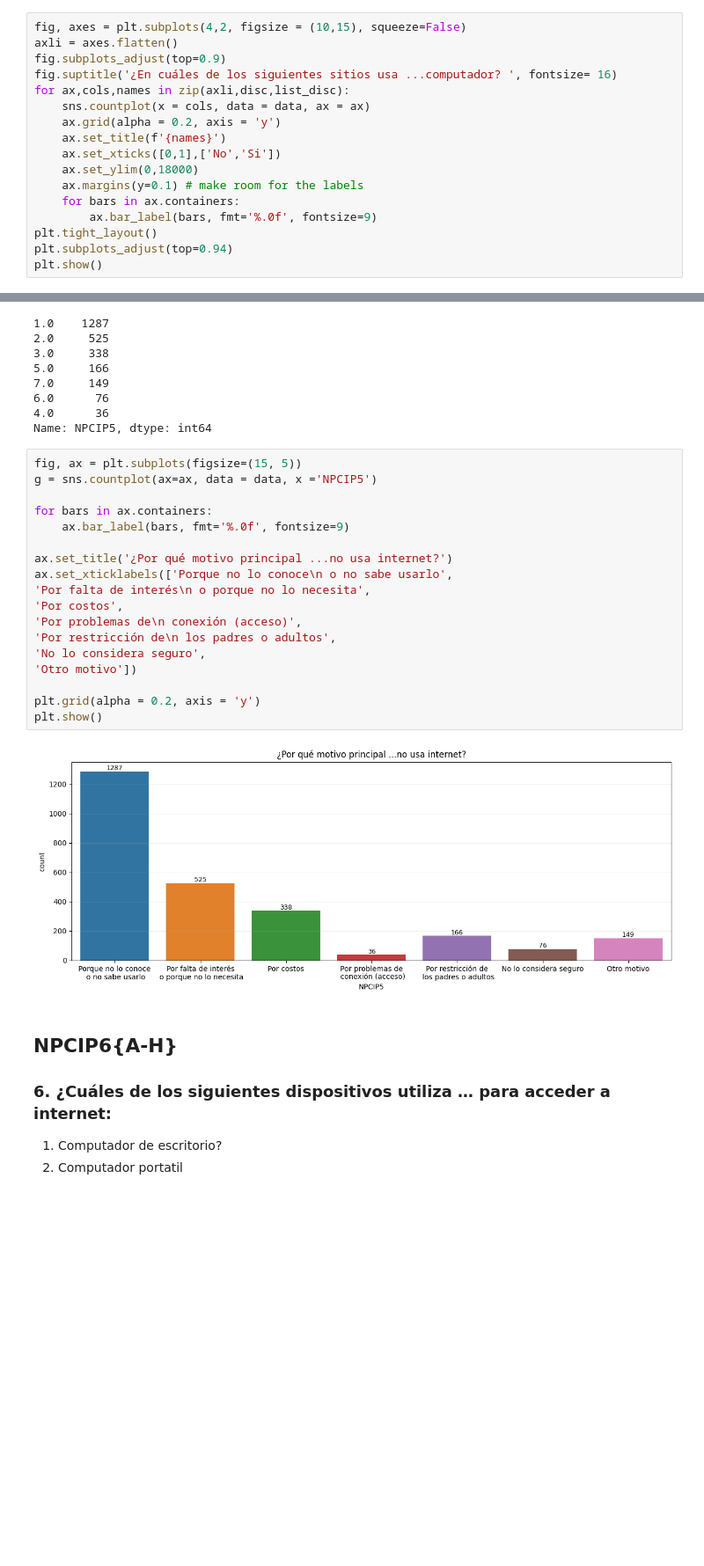
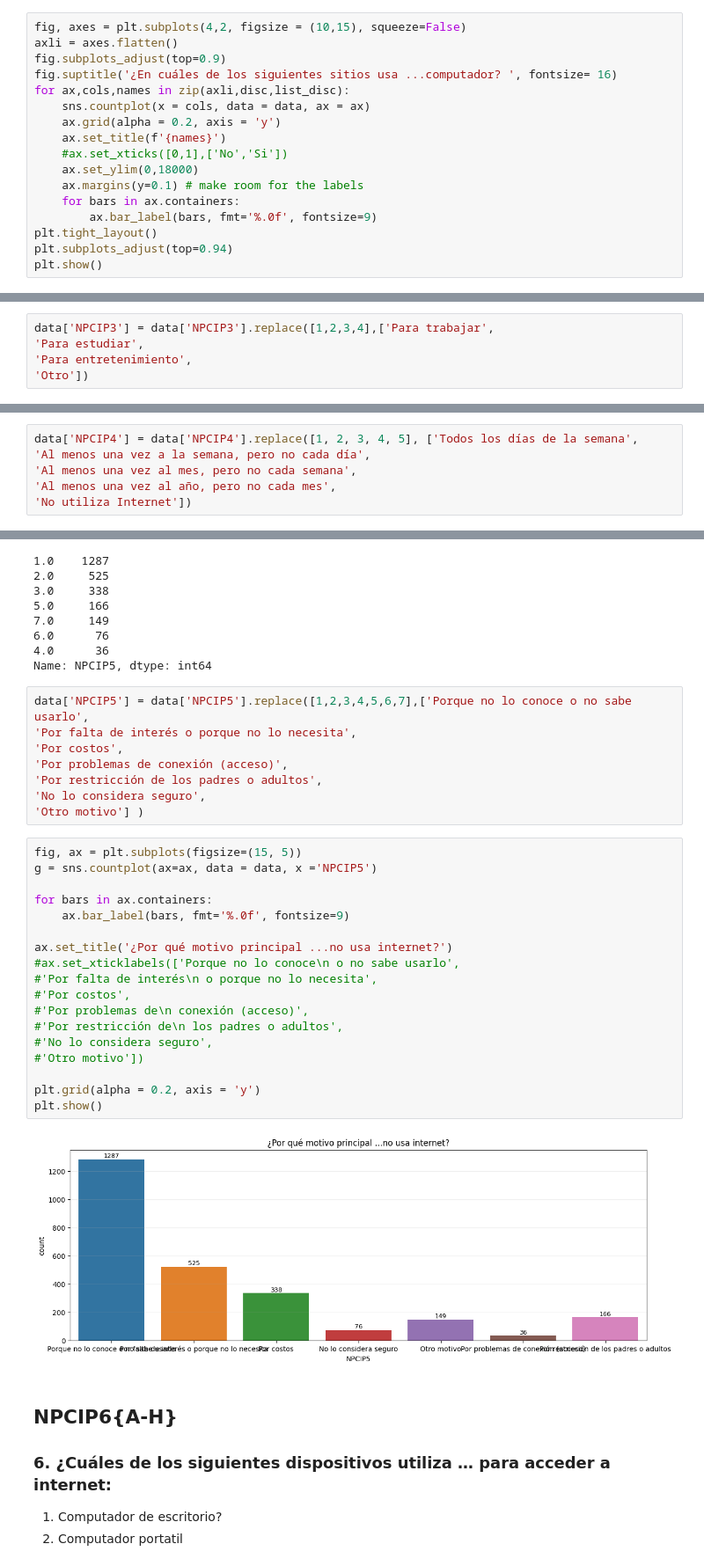
Before and after one commit to pinnzonandres/Encuesta-Multiproposito-Suba, a Jupyter notebook: Jupyter Scripts/8 - Parte EDA & Limpieza - Sección NPCIP.ipynb, the cells around one changed output, grey strips where cells are left out. Shown at 88% size. Drawn from its saved outputs; the diff is of its cells as text; blank space fills up the shorter version.

```diff
--- a/Jupyter Scripts/8 - Parte EDA & Limpieza - Sección NPCIP.ipynb
+++ b/Jupyter Scripts/8 - Parte EDA & Limpieza - Sección NPCIP.ipynb
@@ -108,7 +117,7 @@ for ax,cols,names in zip(axli,disc,list_disc):
     sns.countplot(x = cols, data = data, ax = ax)
     ax.grid(alpha = 0.2, axis = 'y')
     ax.set_title(f'{names}')
-    ax.set_xticks([0,1],['No','Si'])
+    #ax.set_xticks([0,1],['No','Si'])
     ax.set_ylim(0,18000)
     ax.margins(y=0.1) # make room for the labels
     for bars in ax.containers:
@@ -172,6 +181,11 @@ data['NPCIP3'].value_counts()
 3.0    3030
 4.0     468
 Name: NPCIP3, dtype: int64
+# %%
+data['NPCIP3'] = data['NPCIP3'].replace([1,2,3,4],['Para trabajar',
+'Para estudiar',
+'Para entretenimiento',
+'Otro'])
 # %%
 fig, ax = plt.subplots(figsize=(15, 5))
 g = sns.countplot(ax=ax, data = data, x ='NPCIP3')
@@ -212,6 +226,12 @@ data['NPCIP4'].value_counts()
 3.0      237
 4.0       48
 Name: NPCIP4, dtype: int64
+# %%
+data['NPCIP4'] = data['NPCIP4'].replace([1, 2, 3, 4, 5], ['Todos los días de la semana',
+'Al menos una vez a la semana, pero no cada día',
+'Al menos una vez al mes, pero no cada semana',
+'Al menos una vez al año, pero no cada mes',
+'No utiliza Internet'])
 # %%
 fig, ax = plt.subplots(figsize=(15, 5))
 g = sns.countplot(ax=ax, data = data, x ='NPCIP4')
@@ -257,26 +277,34 @@ data['NPCIP5'].value_counts()
 6.0      76
 4.0      36
 Name: NPCIP5, dtype: int64
+# %%
+data['NPCIP5'] = data['NPCIP5'].replace([1,2,3,4,5,6,7],['Porque no lo conoce o no sabe usarlo',
+'Por falta de interés o porque no lo necesita',
+'Por costos',
+'Por problemas de conexión (acceso)',
+'Por restricción de los padres o adultos',
+'No lo considera seguro',
+'Otro motivo'] )
 # %%
 fig, ax = plt.subplots(figsize=(15, 5))
 g = sns.countplot(ax=ax, data = data, x ='NPCIP5')
 
 for bars in ax.containers:
     ax.bar_label(bars, fmt='%.0f', fontsize=9)
 
 ax.set_title('¿Por qué motivo principal ...no usa internet?')
-ax.set_xticklabels(['Porque no lo conoce\n o no sabe usarlo',
-'Por falta de interés\n o porque no lo necesita',
-'Por costos',
-'Por problemas de\n conexión (acceso)',
-'Por restricción de\n los padres o adultos',
-'No lo considera seguro',
-'Otro motivo'])
+#ax.set_xticklabels(['Porque no lo conoce\n o no sabe usarlo',
+#'Por falta de interés\n o porque no lo necesita',
+#'Por costos',
+#'Por problemas de\n conexión (acceso)',
+#'Por restricción de\n los padres o adultos',
+#'No lo considera seguro',
+#'Otro motivo'])
 
 plt.grid(alpha = 0.2, axis = 'y')
 plt.show()
 # %% [output]
-[figure, old version]
+[figure, new version]
 # %% [markdown]
 ## NPCIP6{A-H}
 ### 6. ¿Cuáles de los siguientes dispositivos utiliza … para acceder a internet:
```
Also changed, not shown: parts of 25 cells of this notebook, 1 other file.
